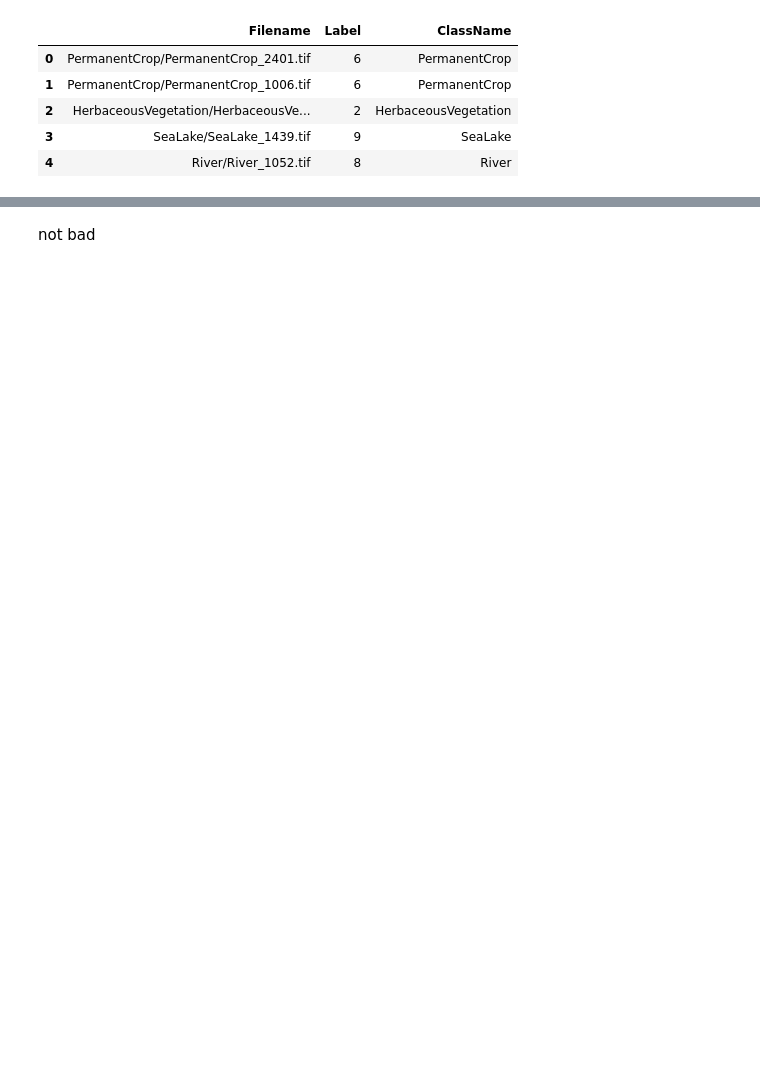
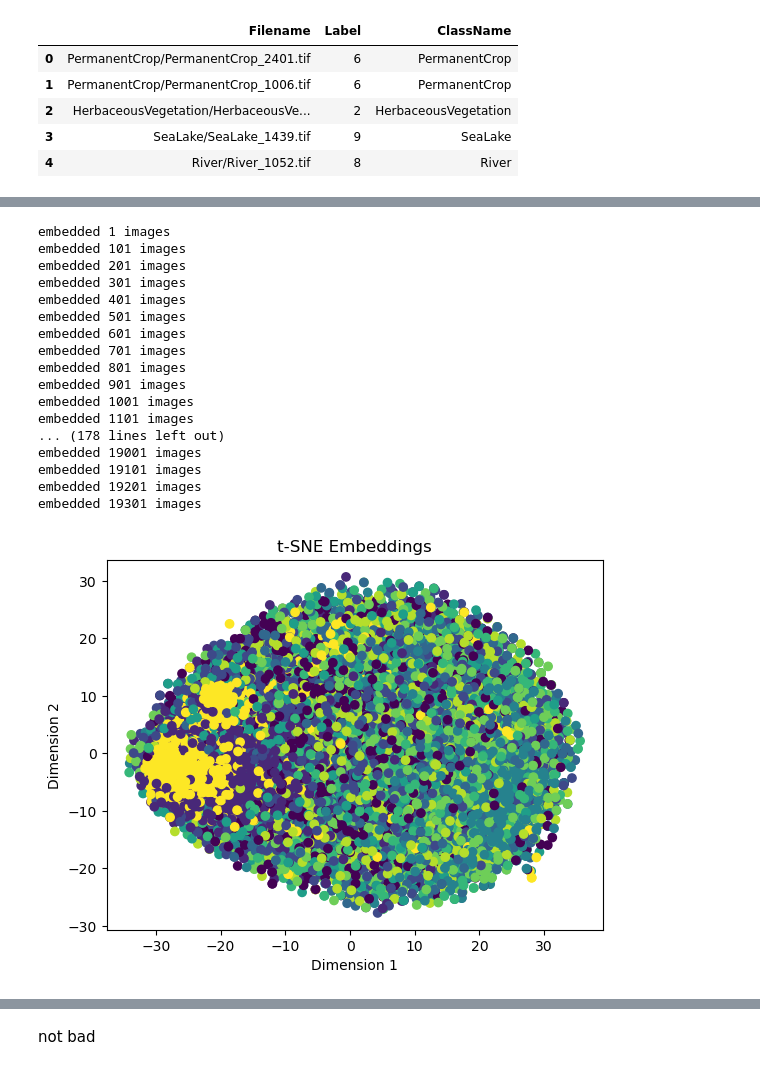
Before and after one commit to FilipLangiewicz/WB_projekt, a Jupyter notebook: code/quick_model_evaluation.ipynb, the cells around one changed output, grey strips where cells are left out. Drawn from its saved outputs; the diff is of its cells as text; code cells hidden in the pictures; blank space fills up the shorter version.

```diff
--- a/code/quick_model_evaluation.ipynb
+++ b/code/quick_model_evaluation.ipynb
@@ -123,0 +108,69 @@ Embedded 19317 tiles: 382.341s
+# %%
+from sklearn.manifold import TSNE
+import matplotlib.pyplot as plt
+
+train_csv = '/storage/EuroSATallBands/train.csv'
+train_df = pd.read_csv(train_csv)
+
+base_dir = Path("/storage/EuroSATallBands/")
+
+t0 = time()
+n_tiles = len(train_df)
+X = np.zeros((n_tiles, z_dim))
+
+# this solution to iterate over examples is very suboptimal, one should use torch dataset
+for index, row in train_df.iterrows():
+    # read the tile from provided filepath
+
+    tile_filepath = base_dir / row["Filename"]
+    obj = gdal.Open(tile_filepath)
+    img = obj.ReadAsArray().astype(np.float32)
+    img = np.moveaxis(img, 0, -1)
+
+    tile = img[:, :, :4] # model supports for now only 4 channels
+
+    tile = np.moveaxis(tile, -1, 0)
+    tile = np.expand_dims(tile, axis=0)
+
+    tile = tile / 255
+    # Embed tile
+    tile = torch.from_numpy(tile).float()
+    tile = Variable(tile)
+    if cuda: tile = tile.cuda()
+    z = tilenet.encode(tile)
+    if cuda: z = z.cpu()
+    z = z.data.numpy()
+    X[index,:] = z
+
+
+    if index % 100 == 0:
+        print(f"embedded {index+1} images")
+
+# Get the labels
+y = train_df["Label"].to_numpy()
+
+# Plot the t-SNE embeddings
+plt.scatter(embeddings_tsne[:, 0], embeddings_tsne[:, 1], c=y)
+plt.title("t-SNE Embeddings")
+plt.xlabel("Dimension 1")
+plt.ylabel("Dimension 2")
+plt.show()
+# %% [output]
+embedded 1 images
+embedded 101 images
+embedded 201 images
+embedded 301 images
+embedded 401 images
+embedded 501 images
+embedded 601 images
+embedded 701 images
+embedded 801 images
+embedded 901 images
+embedded 1001 images
+embedded 1101 images
+... (178 lines left out)
+embedded 19001 images
+embedded 19101 images
+embedded 19201 images
+embedded 19301 images
+[figure, added]
```
Also changed, not shown: parts of 6 cells of this notebook, 1 other file.
